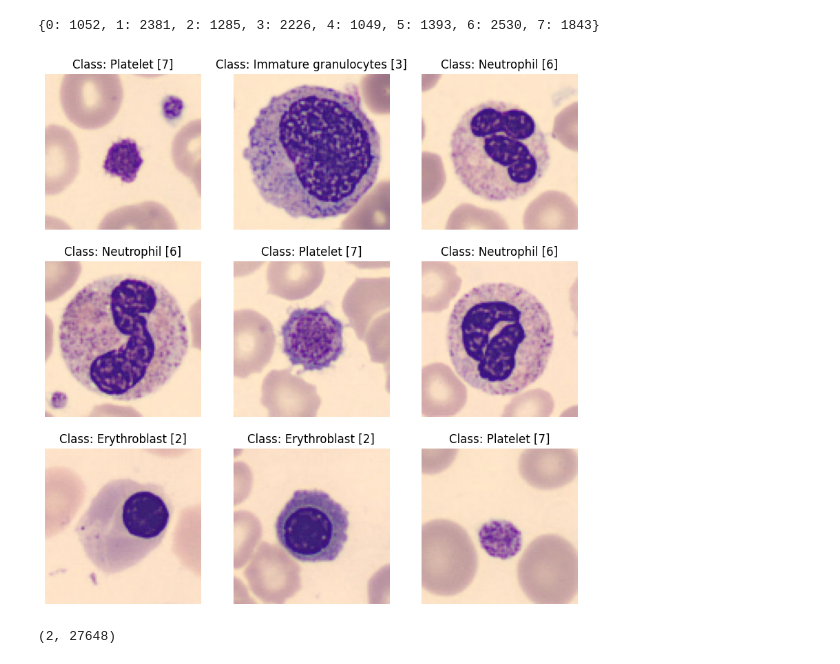
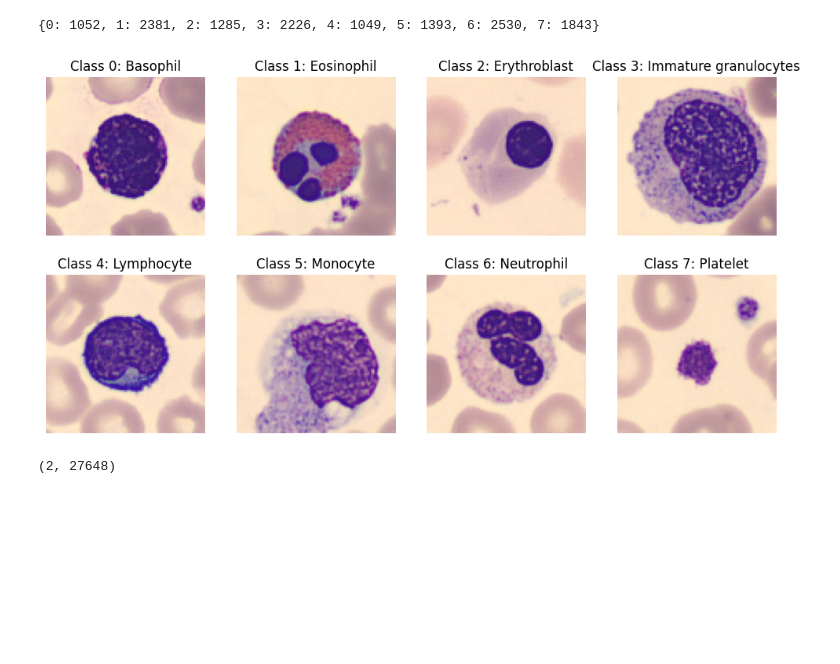
Before and after one commit to sissamatteo29/ANN_Cell_Classification, a Jupyter notebook: data_wrangling.ipynb, the cells around one changed output. Cells and saved outputs as stored; diff of their text form; code cells hidden in the pictures; blank space fills up the shorter version.

```diff
--- a/data_wrangling.ipynb
+++ b/data_wrangling.ipynb
@@ -24,7 +25,7 @@ tf.random.set_seed(seed)
 ## 🗺️ Data exploration
 # %%
 # Load Data
-data = np.load('training_set.npz')
+data = np.load('data/training_set.npz')
 # model_with_augmentation_and_k-fold.ipynb
 
 x = data['images']
@@ -63,12 +62,22 @@ class_count
 # %%
-fig, axs = plt.subplots(3, 3, figsize=(10, 10))
+fig, axs = plt.subplots(2, 4, figsize=(12, 6))
 axs = axs.reshape((-1,))
-for i in range(9):
-    axs[i].imshow(x[i])
-    axs[i].set_title(f'Class: {labels_dict[y[i][0]]} {y[i]}')
+# show one image per each class
+for i in range(8):
+    axs[i].set_title(f'Class {i}: {labels_dict[i]}')
     axs[i].axis('off')
+    sample_cont = 0
+    while True:
+        curr_class = y[sample_cont][0]
+        if(i != curr_class):
+            sample_cont += 1
+        else:
+            break
+    axs[i].imshow(x[sample_cont])
+
+plt.show()
 # %% [output]
-[figure, old version]
+[figure, new version]
 # %%
 # reshape x to apply PCA
 x_flat = x.reshape(x.shape[0], -1)
```
Also changed, not shown: parts of 2 cells of this notebook, 1 other file.
